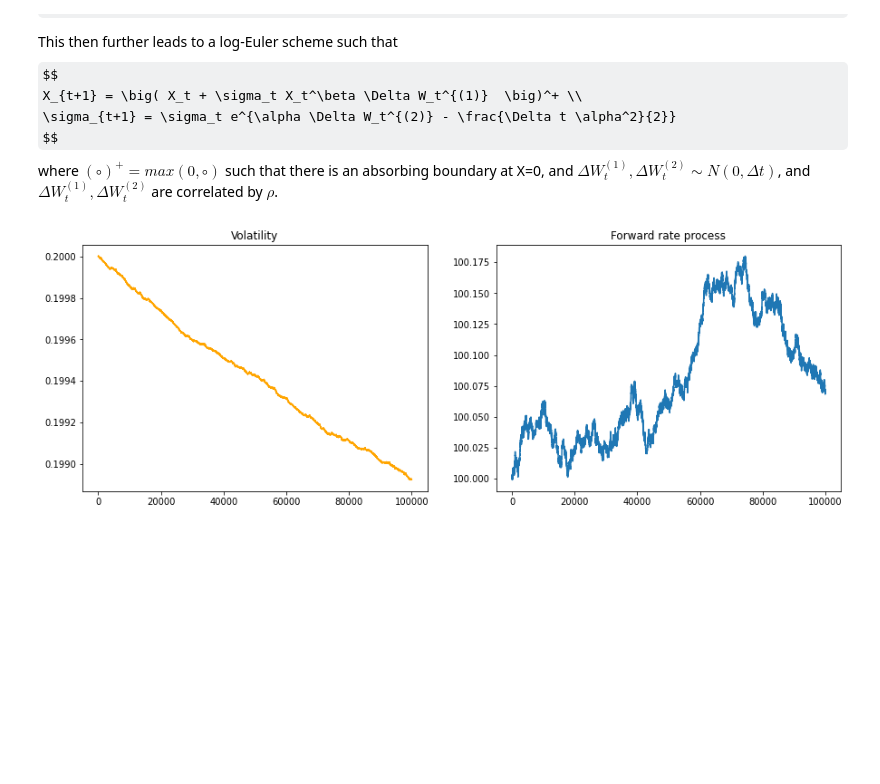
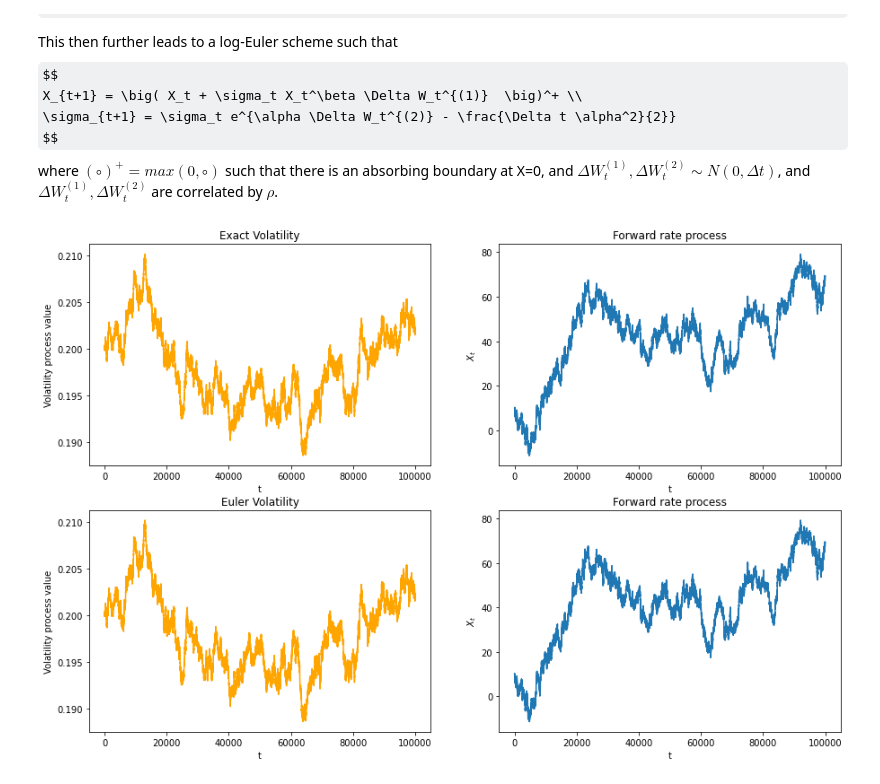
Before and after one commit to s2133934/StochVol, a Jupyter notebook: Notes.ipynb, the cells around one changed output. Cells and saved outputs as stored; diff of their text form; code cells hidden in the pictures; some formulas as TeX source; blank space fills up the shorter version.

Commit message:
sabr and heston model now running

```diff
--- a/Notes.ipynb
+++ b/Notes.ipynb
@@ -984,0 +885,20 @@ k_lstsq_np, theta_lstsq_np, sigma_lstsq_np =  -0.904585316360502 -1.519596652361
+# %%
+#### An alternate OU model from a website ### (not presented, just to check of course)
+t_0 = 0      # define model parameters
+t_end = 2
+length = 1000
+theta  = 1.1
+mu = 0.8
+sigma = 0.3
+# Example: Ornstein-Uhlenbeck process
+t = np.linspace(t_0,t_end,length) # define time axis dt = np.mean(np.diff(t))
+y = np.zeros(length)
+y0 = np.random.normal(loc=0.0,scale=1.0) # initial condition
+drift = lambda y,t: theta*(mu-y) # define drift term, google to learn about lambda
+diffusion = lambda y,t: sigma # define diffusion term
+noise = np.random.normal(loc=0.0,scale=1.0,size=length)*np.sqrt(dt) #define noise process
+# solve SDE
+for i in range(1,length):
+    y[i] = y[i-1] + drift(y[i-1],i*dt)*dt + diffusion(y[i-1],i*dt)*noise[i]
+plt.plot(t,y)
+plt.show()
@@ -1768,13 +1811,28 @@ Xt, vt1 = SABR(X_0, alpha, beta, sigma, dt, dW1, dW2)
 # %%
-fig, (ax1, ax2) = plt.subplots(1, 2)
-fig.set_figheight(5)
+fig, axs = plt.subplots(2,2)
+fig.set_figheight(10)
 fig.set_figwidth(15)
-# fig.suptitle('Horizontally stacked subplots')
-ax1.plot(vt1, color='orange')
-ax1.set_title("Volatility")
-ax2.plot(Xt)
-ax2.set_title('Forward rate process')
 
-plt.savefig('SABR_model1.png', dpi=300)
+axs[0,0].plot(vt1, color='orange')
+axs[0,0].set_title("Exact Volatility")
+axs[0,0].set_ylabel('Volatility process value')
+axs[0,0].set_xlabel('t')
+
+axs[0,1].plot(Xt1)
+axs[0,1].set_title('Forward rate process')
+axs[0,1].set_ylabel('$X_t$')
+axs[0,1].set_xlabel('t')
+
+axs[1,0].plot(vt2, color='orange')
+axs[1,0].set_title("Euler Volatility")
+axs[1,0].set_ylabel('Volatility process value')
+axs[1,0].set_xlabel('t')
+
+axs[1,1].plot(Xt2)
+axs[1,1].set_title('Forward rate process')
+axs[1,1].set_ylabel('$X_t$')
+axs[1,1].set_xlabel('t')
+
+plt.savefig('SABR_euler_normal.png', dpi=300)
 # %% [output]
-[figure, old version]
+[figure, new version]
```
Also changed, not shown: parts of 91 cells of this notebook, 12 other files.
